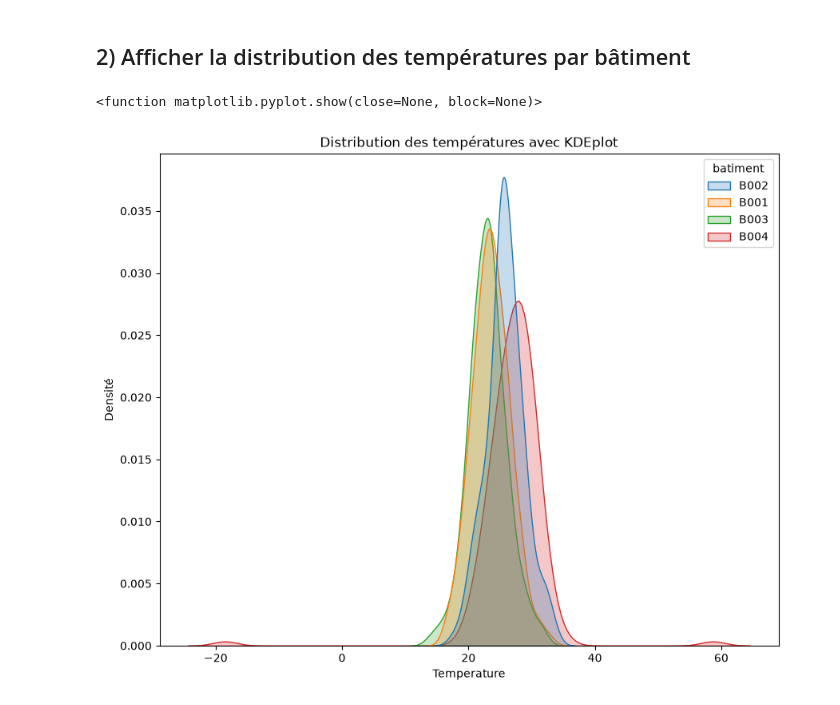
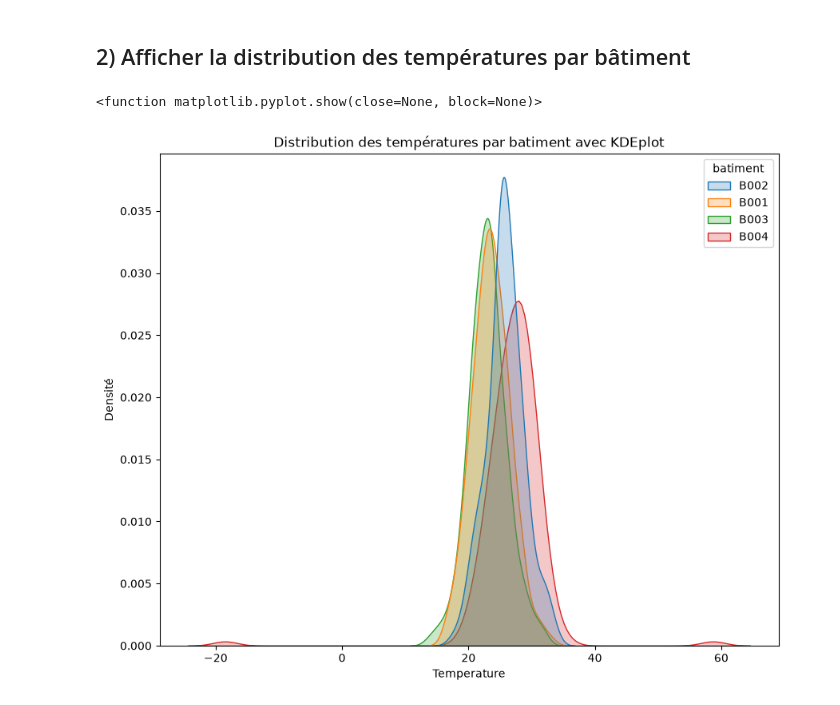
Before and after one commit to sinendoye/atelier_seaborn_iot, a Jupyter notebook: notebooks/atelier_seaborn_iot.ipynb, the cells around one changed output. Cells and saved outputs as stored; diff of their text form; code cells hidden in the pictures.

```diff
--- a/notebooks/atelier_seaborn_iot.ipynb
+++ b/notebooks/atelier_seaborn_iot.ipynb
@@ -137,10 +137,10 @@ plt.show
 # %%
 plt.figure(figsize=(10,8))
 sns.kdeplot(data=df, x= "temperature", fill= True, color="orange", hue= "batiment")
-plt.title("Distribution des températures avec KDEplot")
+plt.title("Distribution des températures par batiment avec KDEplot")
 plt.xlabel("Temperature")
 plt.ylabel("Densité")
 plt.show
 # %% [output]
 <function matplotlib.pyplot.show(close=None, block=None)>
-[figure, old version]
+[figure, new version]
```
Also changed, not shown: parts of 14 cells of this notebook.
